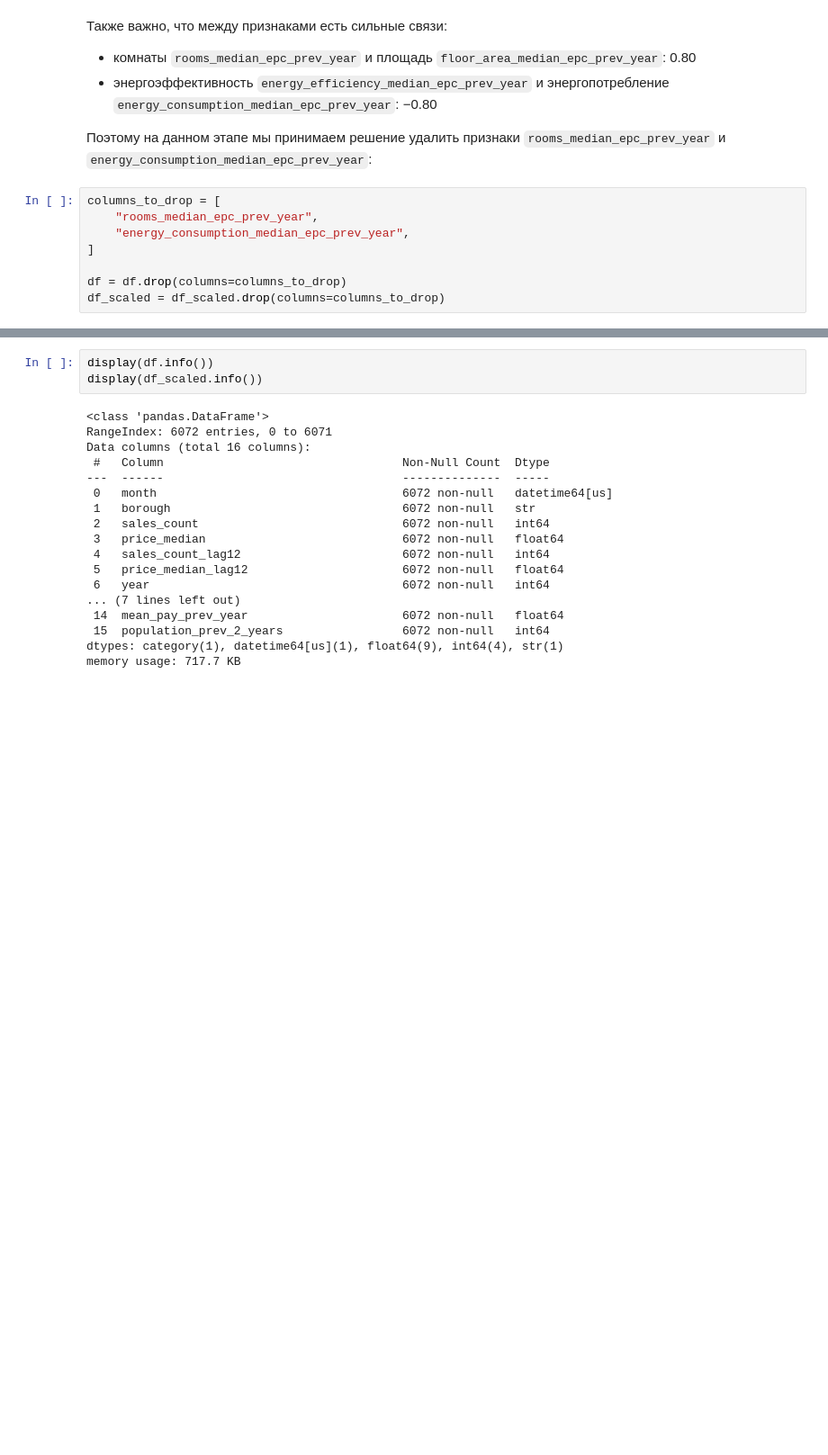
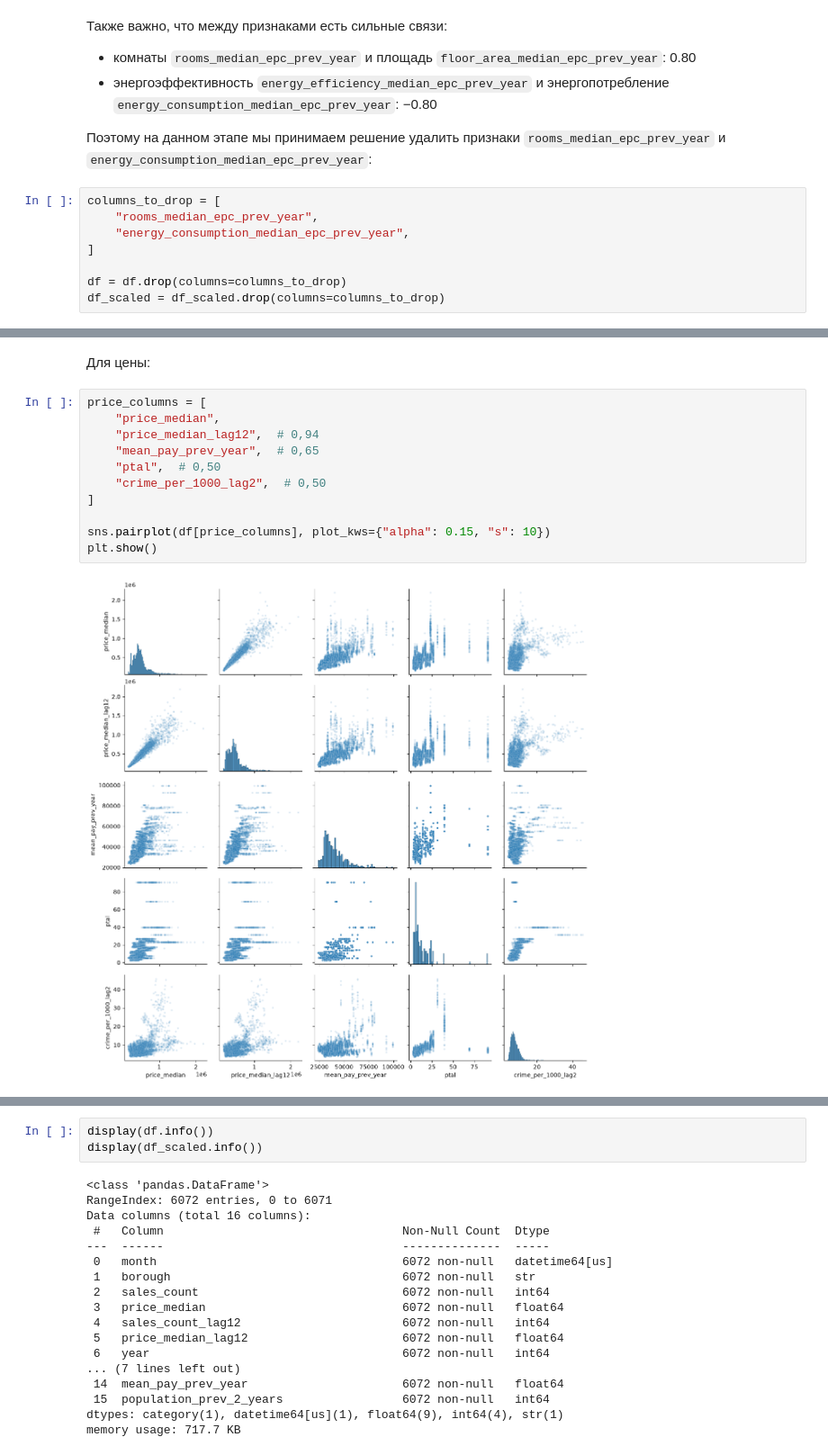
Before and after one commit to ScarletBlizzard/london-property-demand-forecast, a Jupyter notebook: notebooks/EDA.ipynb, the cells around one changed output, grey strips where cells are left out. Shown at 90% size. Saved outputs shown, nothing was run; the diff lists cells and outputs as text; blank space fills up the shorter version.

```diff
--- a/notebooks/EDA.ipynb
+++ b/notebooks/EDA.ipynb
@@ -760,0 +779,15 @@ df_scaled = df_scaled.drop(columns=columns_to_drop)
+# %% [markdown]
+Для цены:
+# %%
+price_columns = [
+    "price_median",
+    "price_median_lag12",  # 0,94
+    "mean_pay_prev_year",  # 0,65
+    "ptal",  # 0,50
+    "crime_per_1000_lag2",  # 0,50
+]
+
+sns.pairplot(df[price_columns], plot_kws={"alpha": 0.15, "s": 10})
+plt.show()
+# %% [output]
+[figure, added]
```
Also changed, not shown: parts of 7 cells of this notebook.
